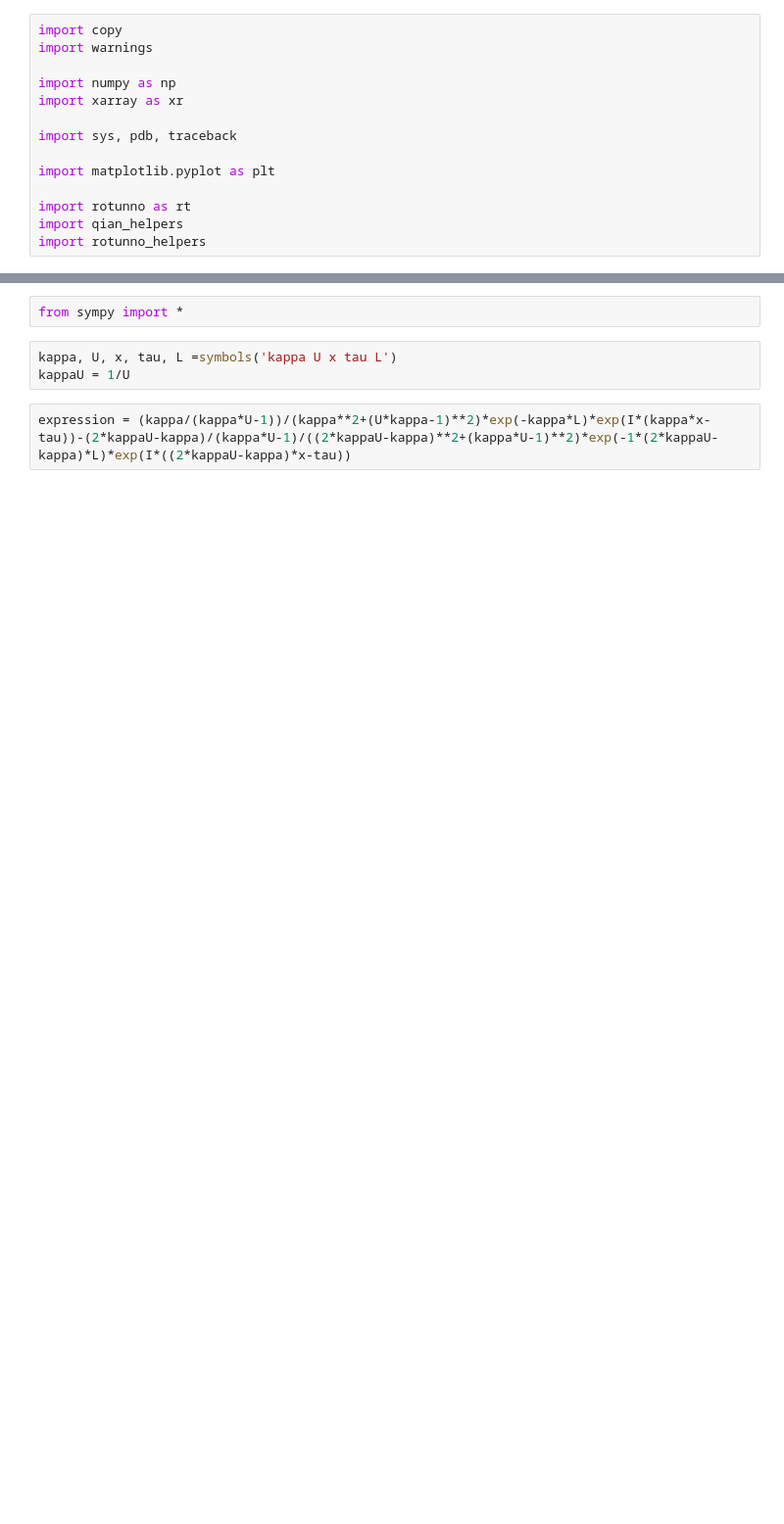
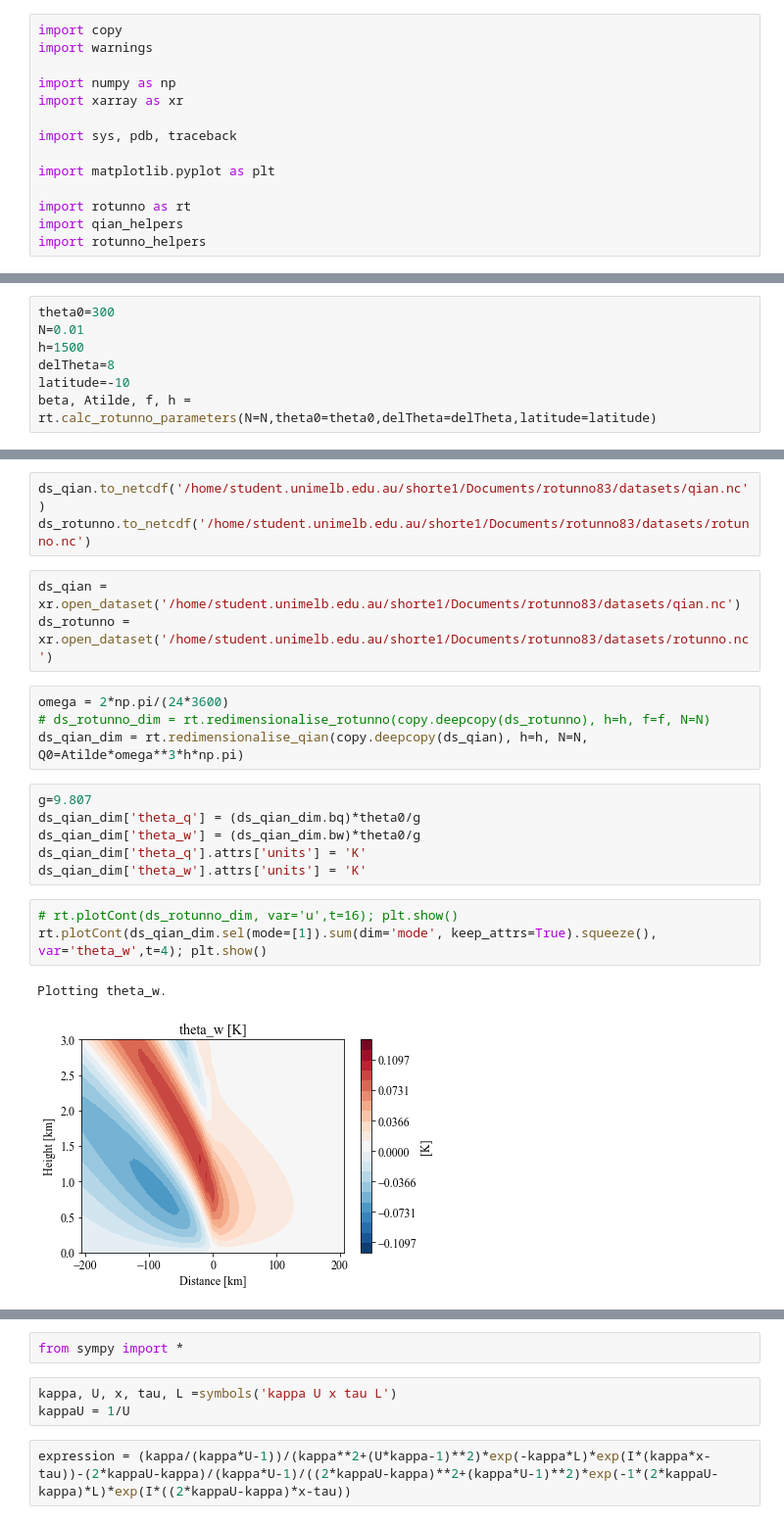
Before and after one commit to eshort0401/rotunno83, a Jupyter notebook: python_scripts/rotunno83.ipynb, the cells around one changed output, grey strips where cells are left out. Shown: that part at 98% size. Cells and saved outputs as stored; diff of their text form; blank space fills up the shorter version.

```diff
--- a/python_scripts/rotunno83.ipynb
+++ b/python_scripts/rotunno83.ipynb
@@ -14,0 +20,7 @@ import rotunno_helpers
+# %%
+theta0=300
+N=0.01
+h=1500
+delTheta=8
+latitude=-10
+beta, Atilde, f, h = rt.calc_rotunno_parameters(N=N,theta0=theta0,delTheta=delTheta,latitude=latitude)
@@ -14,0 +37,22 @@ import rotunno_helpers
+# %%
+ds_qian.to_netcdf('/home/student.unimelb.edu.au/shorte1/Documents/rotunno83/datasets/qian.nc')
+ds_rotunno.to_netcdf('/home/student.unimelb.edu.au/shorte1/Documents/rotunno83/datasets/rotunno.nc')
+# %%
+ds_qian = xr.open_dataset('/home/student.unimelb.edu.au/shorte1/Documents/rotunno83/datasets/qian.nc')
+ds_rotunno = xr.open_dataset('/home/student.unimelb.edu.au/shorte1/Documents/rotunno83/datasets/rotunno.nc')
+# %%
+omega = 2*np.pi/(24*3600)
+# ds_rotunno_dim = rt.redimensionalise_rotunno(copy.deepcopy(ds_rotunno), h=h, f=f, N=N)
+ds_qian_dim = rt.redimensionalise_qian(copy.deepcopy(ds_qian), h=h, N=N, Q0=Atilde*omega**3*h*np.pi)
+# %%
+g=9.807
+ds_qian_dim['theta_q'] = (ds_qian_dim.bq)*theta0/g
+ds_qian_dim['theta_w'] = (ds_qian_dim.bw)*theta0/g
+ds_qian_dim['theta_q'].attrs['units'] = 'K'
+ds_qian_dim['theta_w'].attrs['units'] = 'K'
+# %%
+# rt.plotCont(ds_rotunno_dim, var='u',t=16); plt.show()
+rt.plotCont(ds_qian_dim.sel(mode=[1]).sum(dim='mode', keep_attrs=True).squeeze(), var='theta_w',t=4); plt.show()
+# %% [output]
+Plotting theta_w.
+[figure, added]
```
Also changed, not shown: parts of 61 cells of this notebook, 9 other files.
